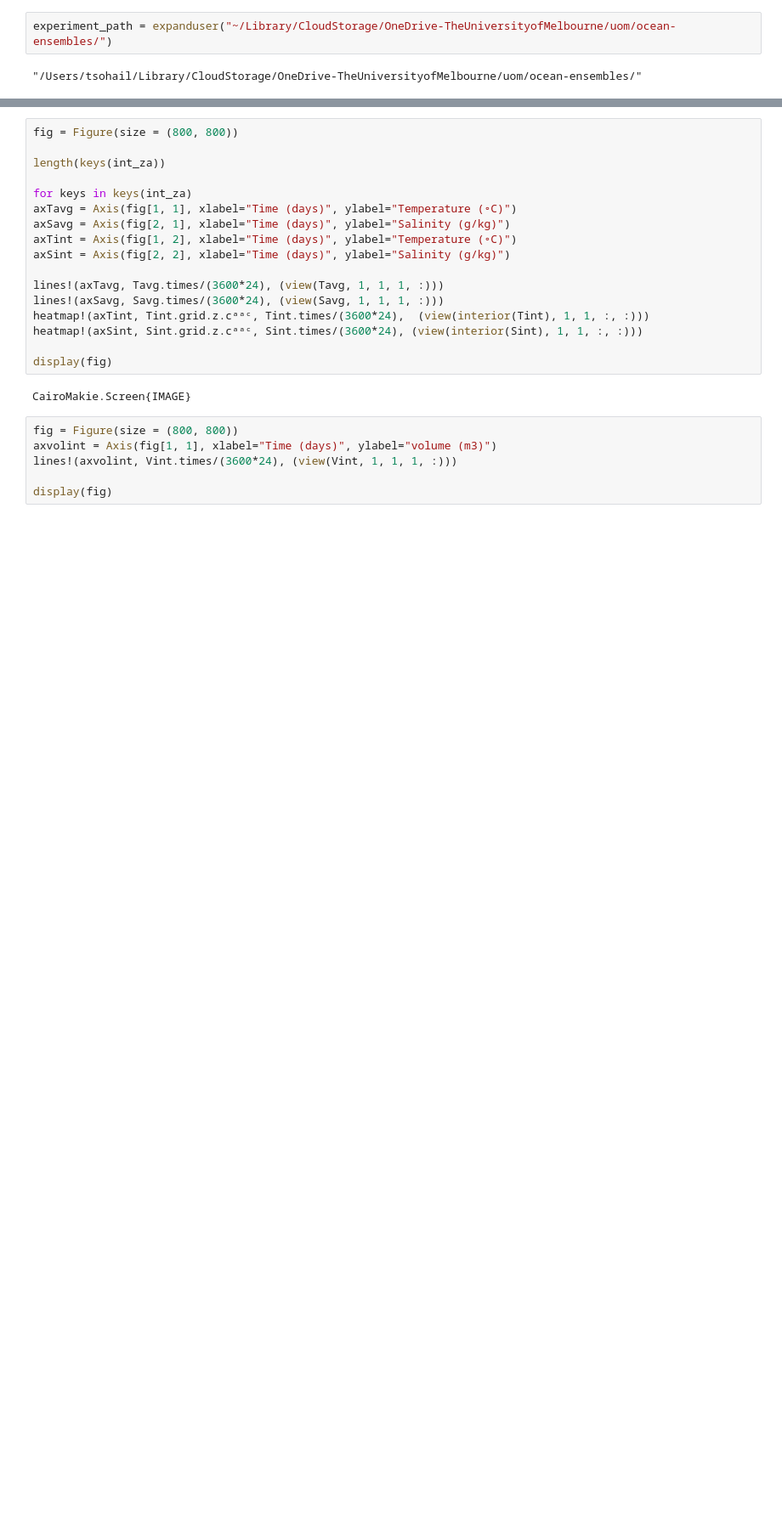
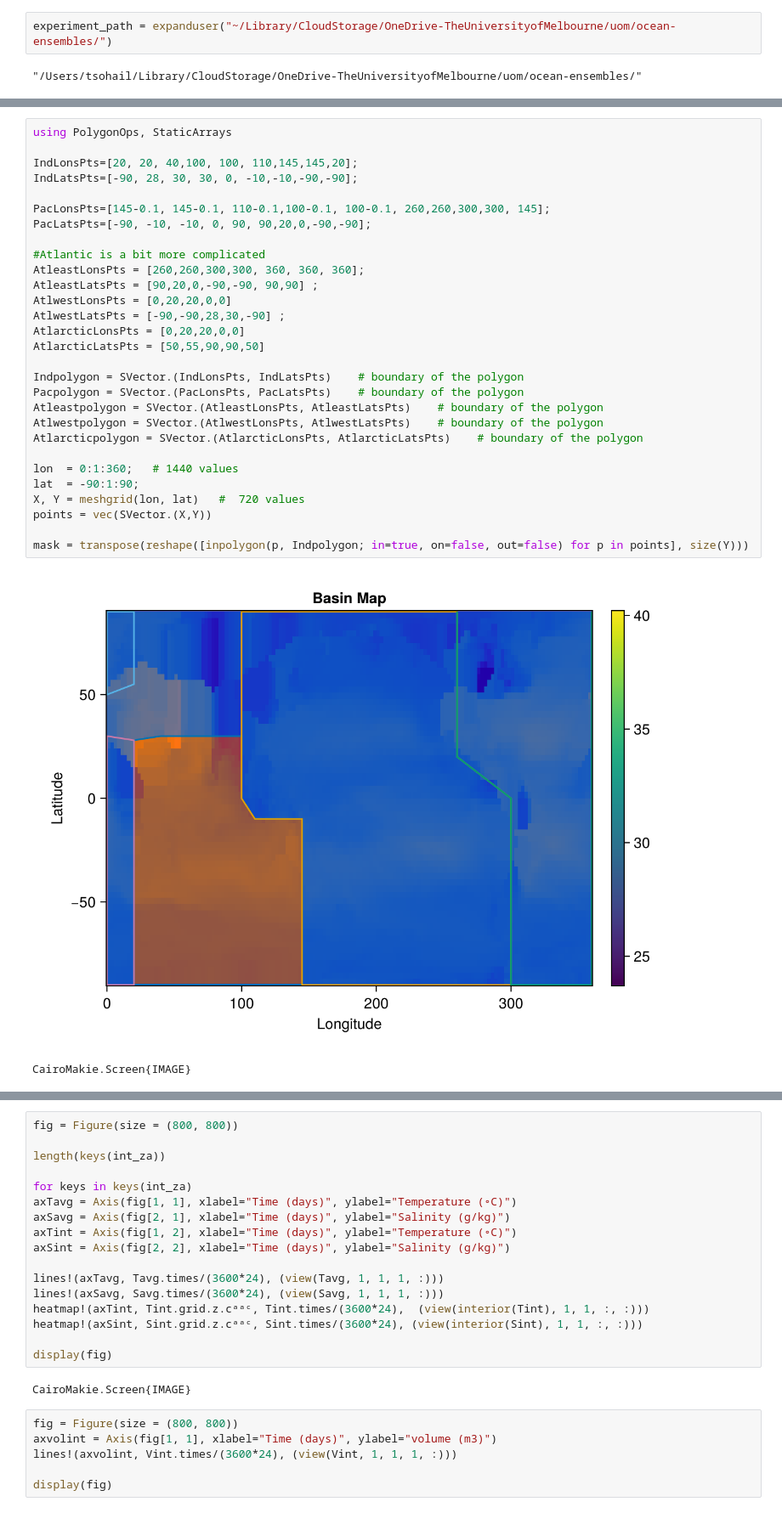
Before and after one commit to taimoorsohail/ocean-ensembles, a Jupyter notebook: notebooks/zonal_avg_check.ipynb, the cells around one changed output, grey strips where cells are left out. Shown: that part at 85% size. Saved outputs shown, nothing was run; the diff lists cells and outputs as text; blank space fills up the shorter version.

```diff
--- a/notebooks/zonal_avg_check.ipynb
+++ b/notebooks/zonal_avg_check.ipynb
@@ -82,0 +252,32 @@ end
+# %%
+using PolygonOps, StaticArrays
+
+IndLonsPts=[20, 20, 40,100, 100, 110,145,145,20];
+IndLatsPts=[-90, 28, 30, 30, 0, -10,-10,-90,-90];
+
+PacLonsPts=[145-0.1, 145-0.1, 110-0.1,100-0.1, 100-0.1, 260,260,300,300, 145];
+PacLatsPts=[-90, -10, -10, 0, 90, 90,20,0,-90,-90];
+
+#Atlantic is a bit more complicated
+AtleastLonsPts = [260,260,300,300, 360, 360, 360];
+AtleastLatsPts = [90,20,0,-90,-90, 90,90] ;
+AtlwestLonsPts = [0,20,20,0,0]
+AtlwestLatsPts = [-90,-90,28,30,-90] ;
+AtlarcticLonsPts = [0,20,20,0,0]
+AtlarcticLatsPts = [50,55,90,90,50]
+
+Indpolygon = SVector.(IndLonsPts, IndLatsPts)    # boundary of the polygon
+Pacpolygon = SVector.(PacLonsPts, PacLatsPts)    # boundary of the polygon
+Atleastpolygon = SVector.(AtleastLonsPts, AtleastLatsPts)    # boundary of the polygon
+Atlwestpolygon = SVector.(AtlwestLonsPts, AtlwestLatsPts)    # boundary of the polygon
+Atlarcticpolygon = SVector.(AtlarcticLonsPts, AtlarcticLatsPts)    # boundary of the polygon
+
+lon  = 0:1:360;   # 1440 values
+lat  = -90:1:90;
+X, Y = meshgrid(lon, lat)   #  720 values
+points = vec(SVector.(X,Y))
+
+mask = transpose(reshape([inpolygon(p, Indpolygon; in=true, on=false, out=false) for p in points], size(Y)))
+# %% [output]
+[figure, added]
+CairoMakie.Screen{IMAGE}
```
Also changed, not shown: parts of 15 cells of this notebook, 4 other files.
